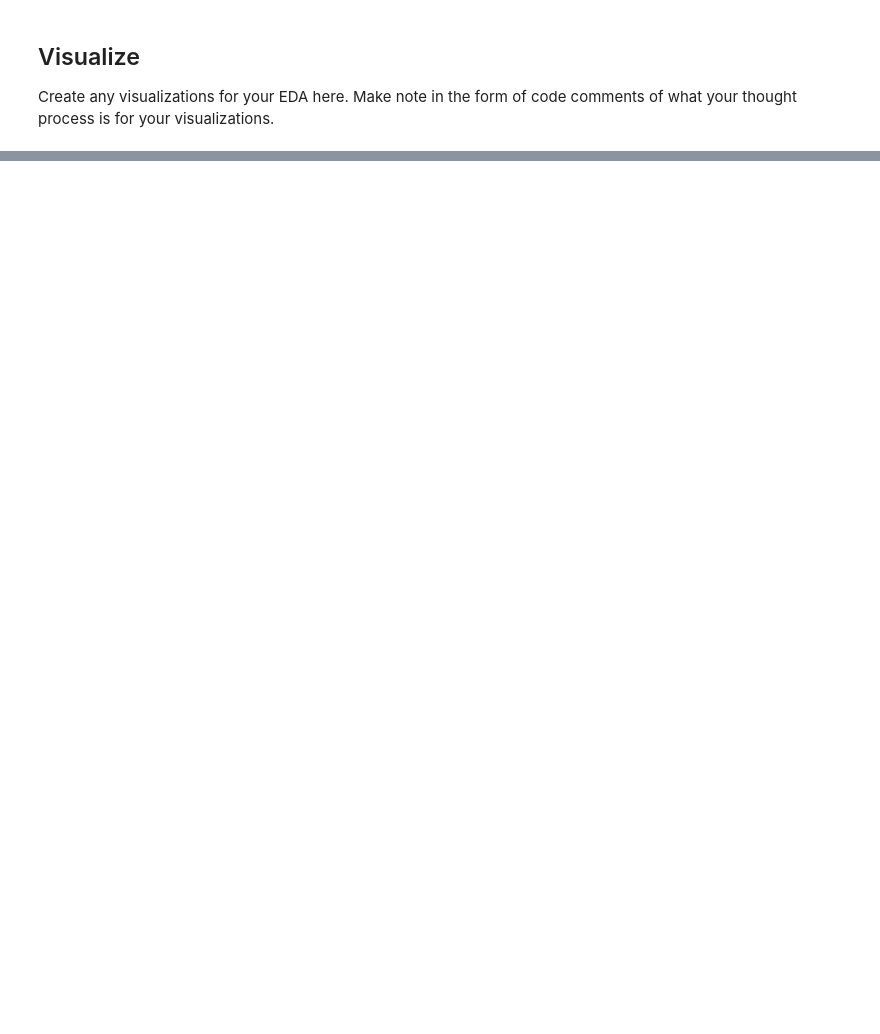
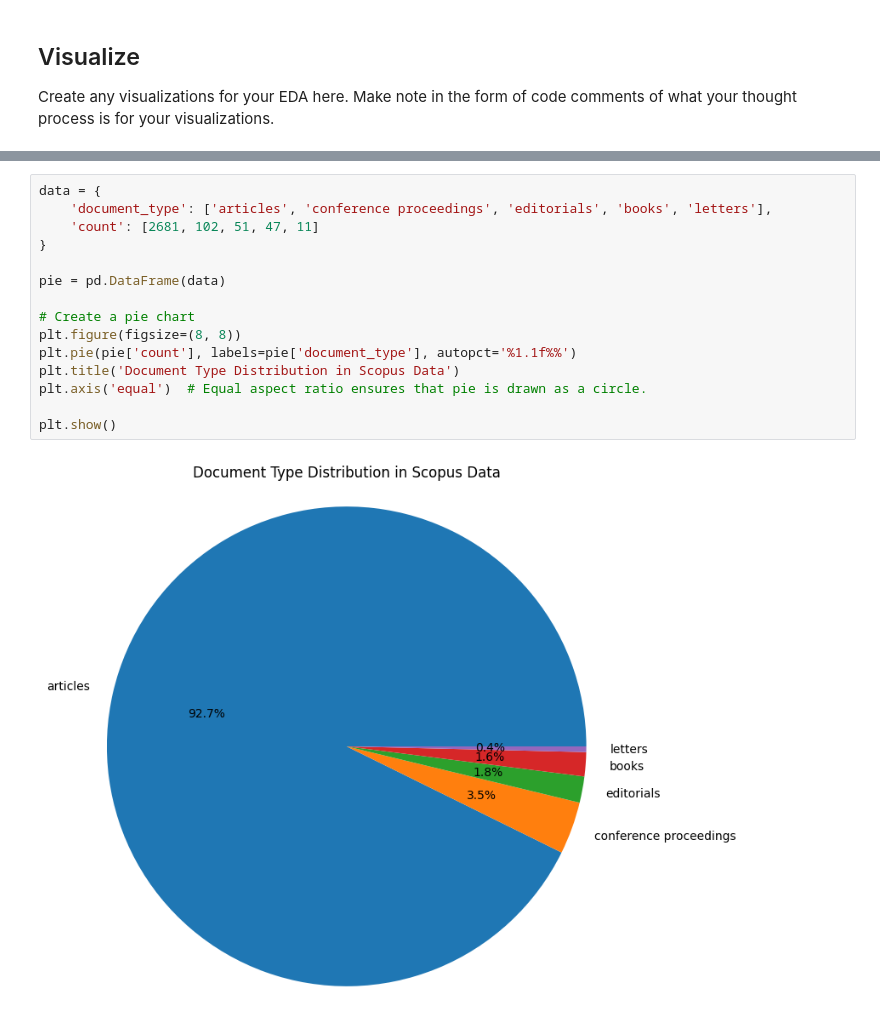
Before and after one commit to e3la/eda-checkpoint, a Jupyter notebook: checkpoint-two.ipynb, the cells around one changed output, grey strips where cells are left out. Drawn from its saved outputs; the diff is of its cells as text; blank space fills up the shorter version.

```diff
--- a/checkpoint-two.ipynb
+++ b/checkpoint-two.ipynb
@@ -115,3 +326,20 @@ Create any visualizations for your EDA here. Make note in the form of code comme
+# %%
+data = {
+    'document_type': ['articles', 'conference proceedings', 'editorials', 'books', 'letters'],
+    'count': [2681, 102, 51, 47, 11]
+}
+
+pie = pd.DataFrame(data)
+
+# Create a pie chart
+plt.figure(figsize=(8, 8))
+plt.pie(pie['count'], labels=pie['document_type'], autopct='%1.1f%%')
+plt.title('Document Type Distribution in Scopus Data')
+plt.axis('equal')  # Equal aspect ratio ensures that pie is drawn as a circle.
+
+plt.show()
+# %% [output]
+[figure, added]
 # %% [markdown]
 ## Summarize Your Results
 
```
Also changed, not shown: parts of 19 cells of this notebook.
